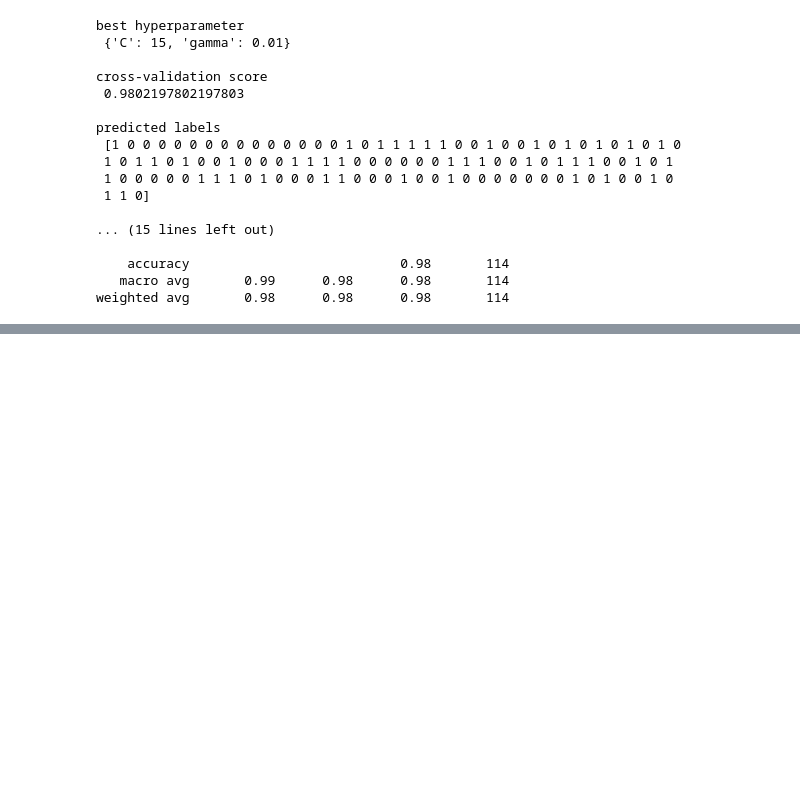
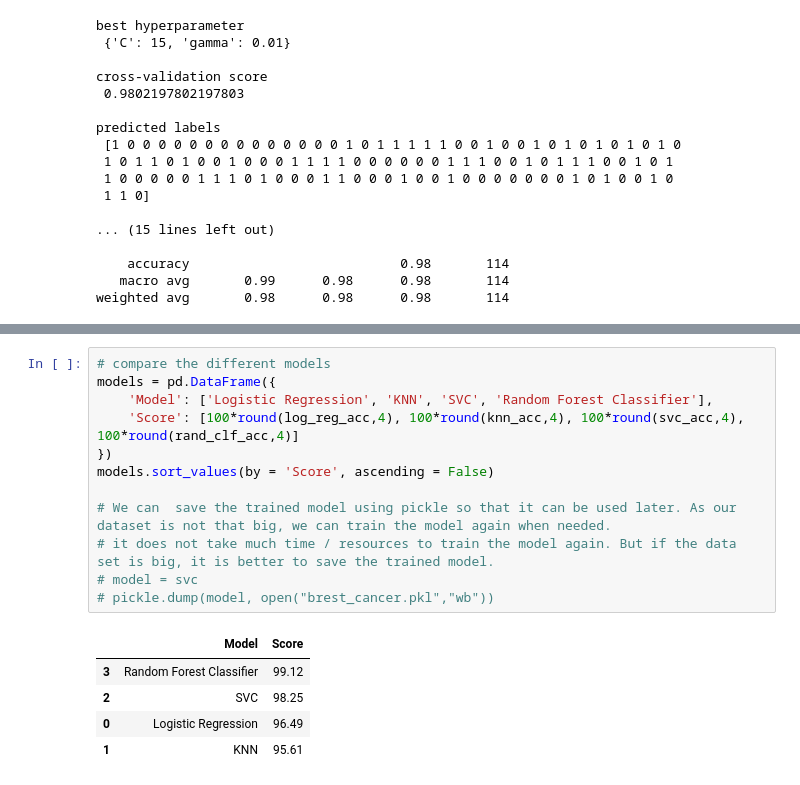
Before and after one commit to orionmc/ML_Summative, a Jupyter notebook: ML_Summative_BC.ipynb, the cells around one changed output, grey strips where cells are left out. Drawn from its saved outputs; the diff is of its cells as text; blank space fills up the shorter version.

```diff
--- a/ML_Summative_BC.ipynb
+++ b/ML_Summative_BC.ipynb
@@ -312,0 +389,18 @@ weighted avg       0.97      0.97      0.97       114
+# %%
+# compare the different models
+models = pd.DataFrame({
+    'Model': ['Logistic Regression', 'KNN', 'SVC', 'Random Forest Classifier'],
+    'Score': [100*round(log_reg_acc,4), 100*round(knn_acc,4), 100*round(svc_acc,4), 100*round(rand_clf_acc,4)]
+})
+models.sort_values(by = 'Score', ascending = False)
+
+# We can  save the trained model using pickle so that it can be used later. As our dataset is not that big, we can train the model again when needed.
+# it does not take much time / resources to train the model again. But if the data set is big, it is better to save the trained model.
+# model = svc
+# pickle.dump(model, open("brest_cancer.pkl","wb"))
+# %% [output]
+|  | Model | Score |
+| 3 | Random Forest Classifier | 99.12 |
+| 2 | SVC | 98.25 |
+| 0 | Logistic Regression | 96.49 |
+| 1 | KNN | 95.61 |
```
Also changed, not shown: parts of 16 cells of this notebook, 2 other files.
